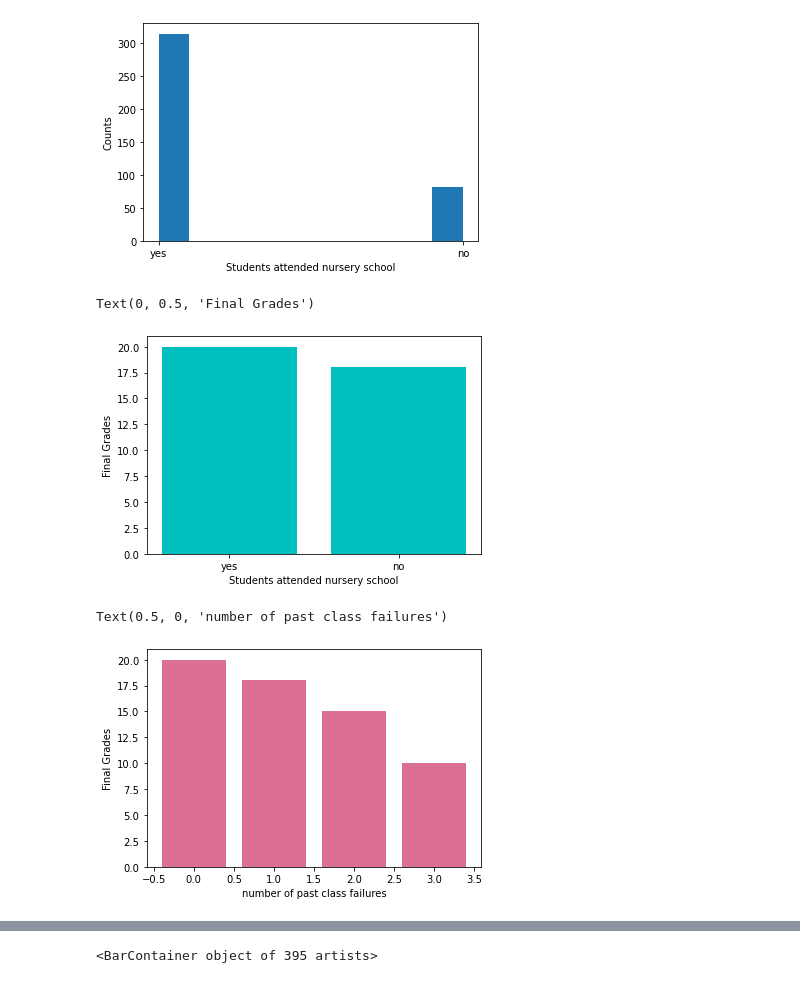
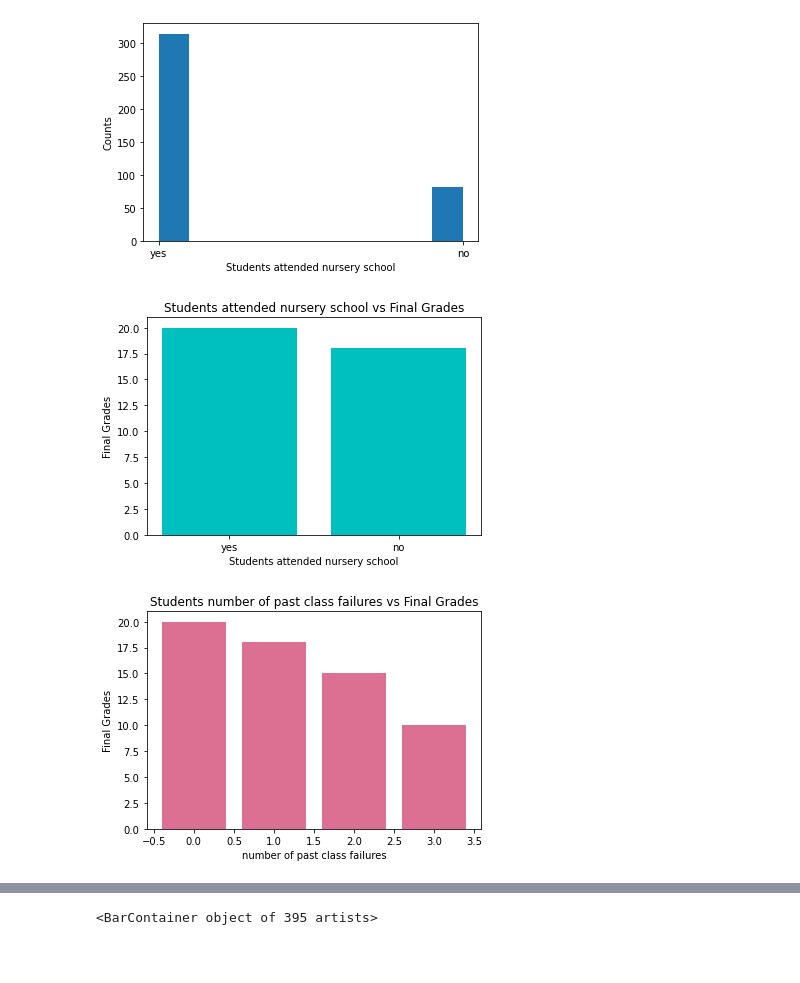
Before and after one commit to SaraAlAbdulsalam/Final-Grade-Prediction-Proposal, a Jupyter notebook: Students_Final_Grades_Prediction.ipynb, the cells around one changed output, grey strips where cells are left out. Drawn from its saved outputs; the diff is of its cells as text; code cells hidden in the pictures; blank space fills up the shorter version.

```diff
--- a/Students_Final_Grades_Prediction.ipynb
+++ b/Students_Final_Grades_Prediction.ipynb
@@ -176,14 +185,16 @@ Text(0, 0.5, 'Counts')
 # %%
 plt.bar(data['nursery'],data['G3'],color='c')
 plt.xlabel('Students attended nursery school')
 plt.ylabel('Final Grades')
+plt.title('Students attended nursery school vs Final Grades')
+plt.savefig('nursery.png')
 # %% [output]
-Text(0, 0.5, 'Final Grades')
-[figure, old version]
+[figure, new version]
 # %%
 plt.bar(data['failures'],data['G3'],color='palevioletred')
 plt.ylabel('Final Grades')
 plt.xlabel('number of past class failures')
+plt.title('Students number of past class failures vs Final Grades')
+plt.savefig('PCF.png')
 # %% [output]
-Text(0.5, 0, 'number of past class failures')
-[figure, old version]
+[figure, new version]
```
Also changed, not shown: parts of 52 cells of this notebook, 3 other files.
